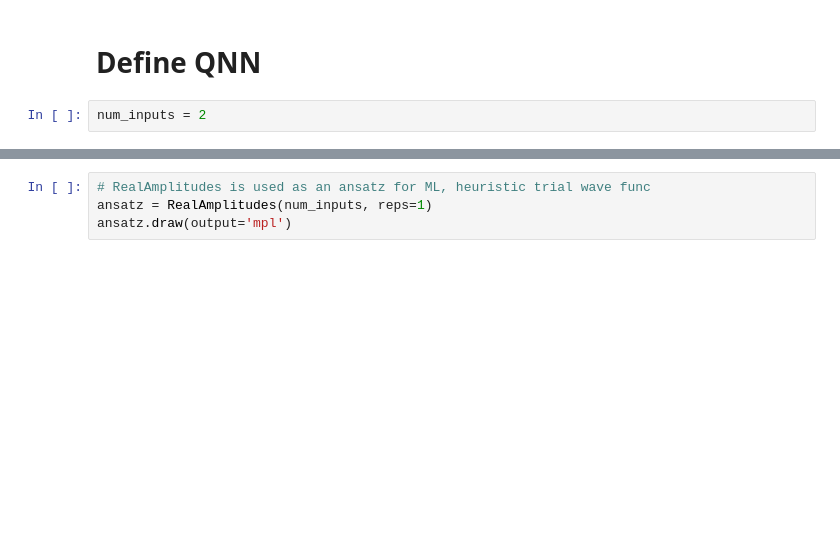
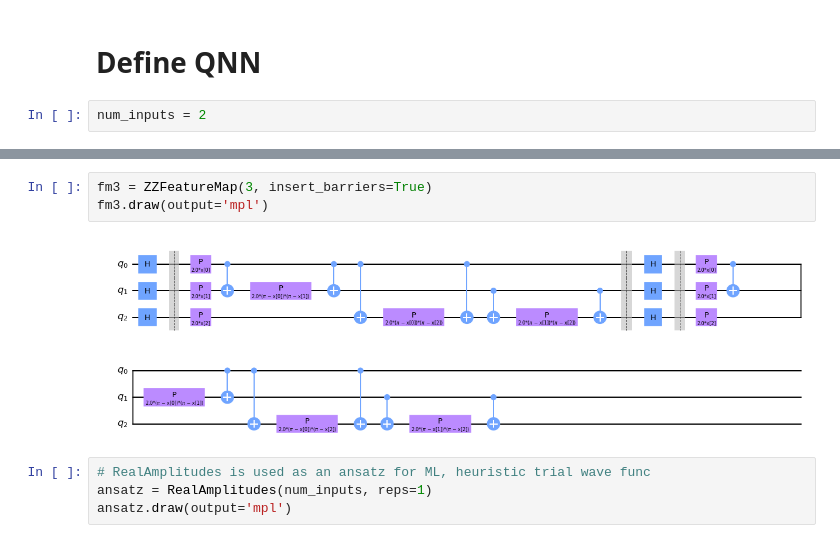
Before and after one commit to mrdobson/SENSIP_2021_REU, a Jupyter notebook: jpnb/mnist_qnn_2class.ipynb, the cells around one changed output, grey strips where cells are left out. Drawn from its saved outputs; the diff is of its cells as text; blank space fills up the shorter version.

```diff
--- a/jpnb/mnist_qnn_2class.ipynb
+++ b/jpnb/mnist_qnn_2class.ipynb
@@ -140,3 +140,8 @@ fm.draw(output='mpl')
+# %%
+fm3 = ZZFeatureMap(3, insert_barriers=True)
+fm3.draw(output='mpl')
+# %% [output]
+[figure, added]
 # %%
 # RealAmplitudes is used as an ansatz for ML, heuristic trial wave func
 ansatz = RealAmplitudes(num_inputs, reps=1)
```
Also changed, not shown: parts of 22 cells of this notebook.
